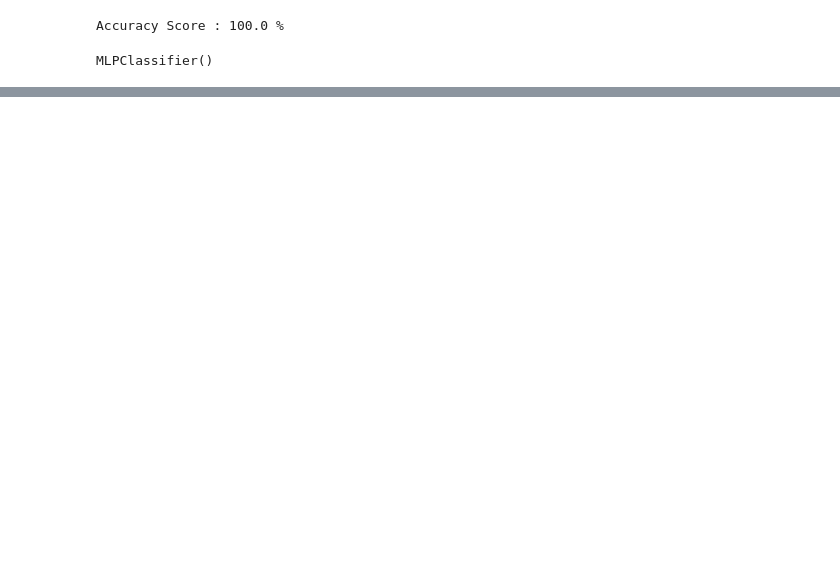
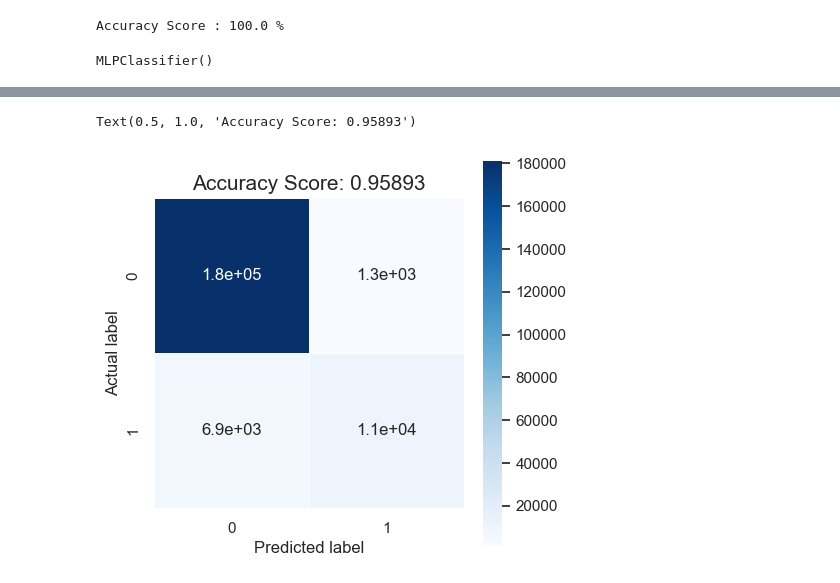
Before and after one commit to Divya642003/credit_card_fraud_detection, a Jupyter notebook: card_detection.ipynb, the cells around one changed output, grey strips where cells are left out. Cells and saved outputs as stored; diff of their text form; code cells hidden in the pictures; blank space fills up the shorter version.

```diff
--- a/card_detection.ipynb
+++ b/card_detection.ipynb
@@ -163,0 +214,11 @@ from sklearn.metrics import classification_report,confusion_matrix
+# %%
+cm = confusion_matrix(y_test, y_pred)
+plt.figure(figsize=(5,5))
+sns.heatmap(data=cm,linewidths=.5, annot=True,square = True, cmap = 'Blues')
+plt.ylabel('Actual label')
+plt.xlabel('Predicted label')
+all_sample_title = 'Accuracy Score: {0}'.format(lr.score(x_test, y_test))
+plt.title(all_sample_title, size = 15)
+# %% [output]
+Text(0.5, 1.0, 'Accuracy Score: 0.95893')
+[figure, added]
```
Also changed, not shown: parts of 9 cells of this notebook.
